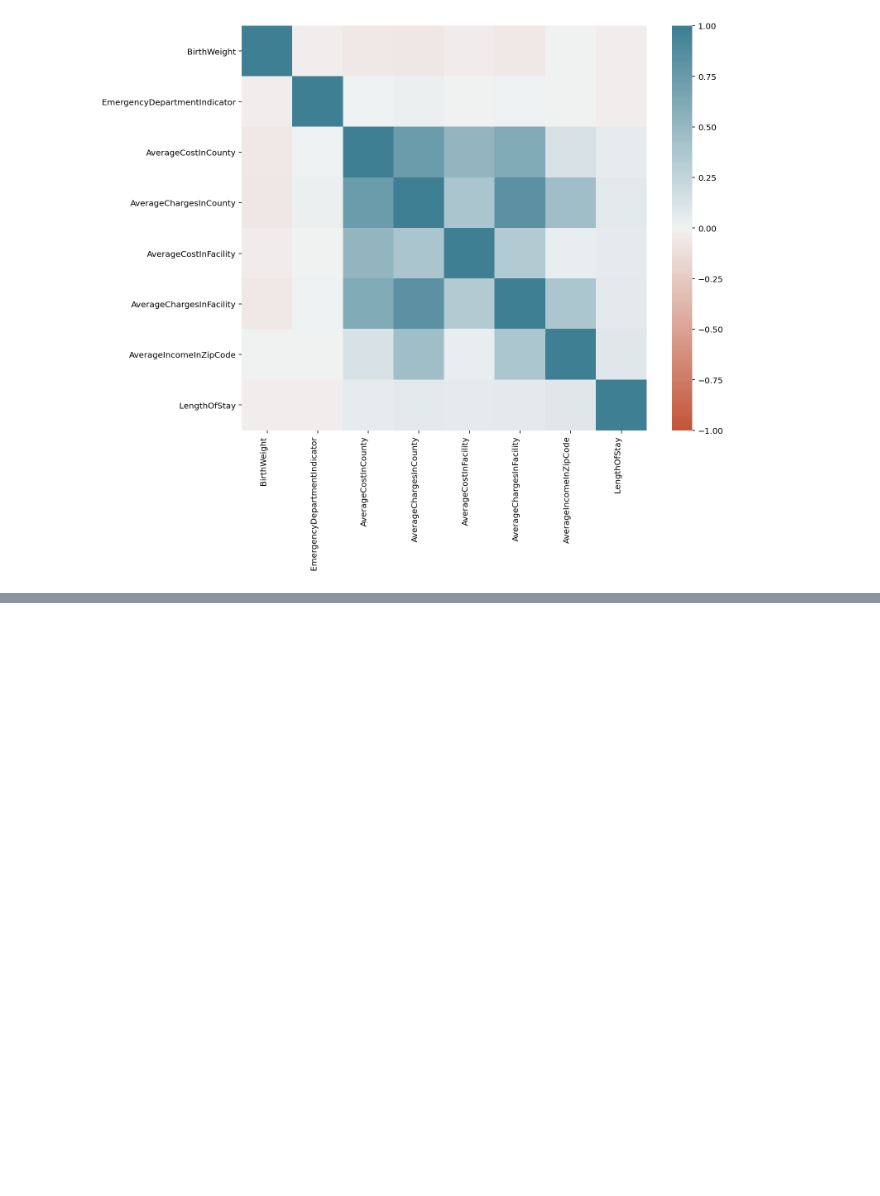
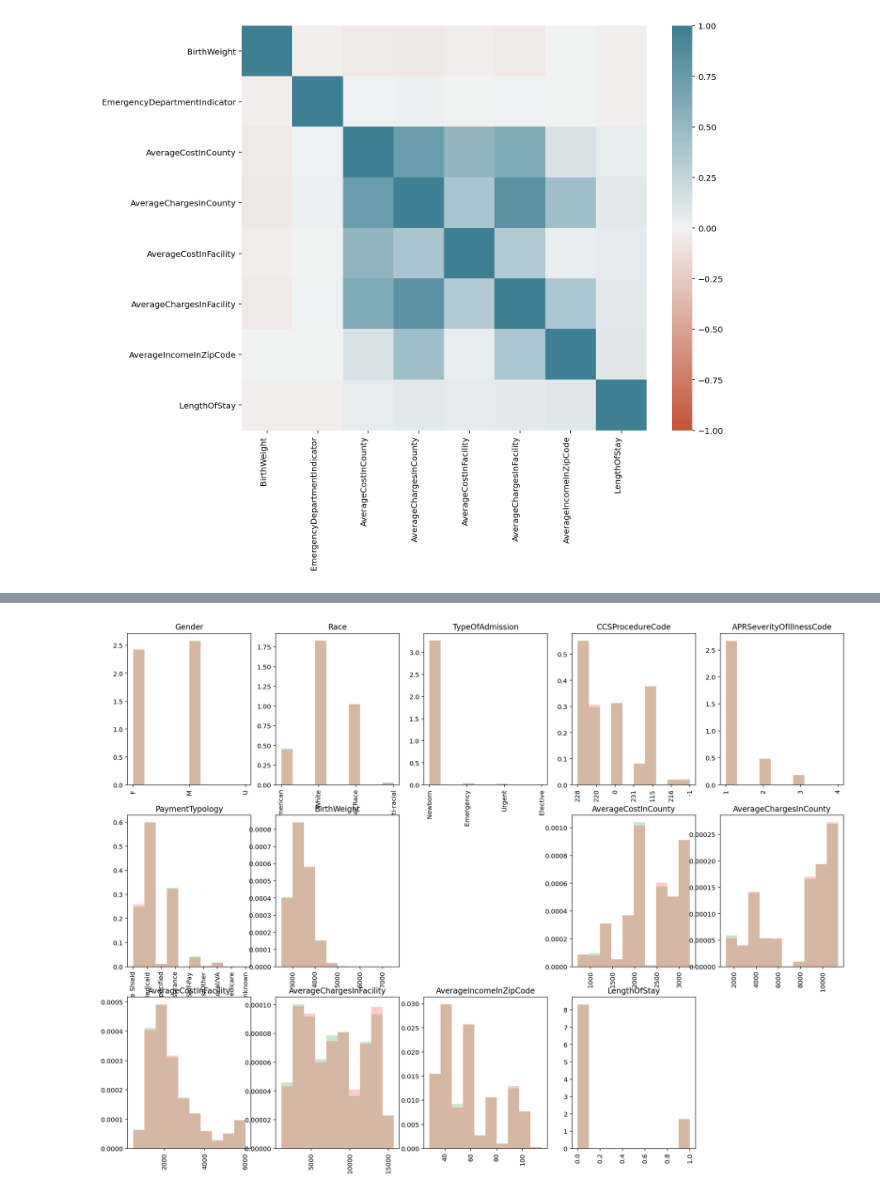
Before and after one commit to shekhar-hazari/CML_assignment_1, a Jupyter notebook: s3831855.ipynb, the cells around one changed output, grey strips where cells are left out. Saved outputs shown, nothing was run; the diff lists cells and outputs as text; code cells hidden in the pictures; blank space fills up the shorter version.

```diff
--- a/s3831855.ipynb
+++ b/s3831855.ipynb
@@ -174,0 +264,11 @@ ax.set_xticklabels(
+# %%
+plt.figure(figsize=(20,20))
+for i, col in enumerate(train_data.columns):
+    if train_data[col].dtype != bool:
+        plt.subplot(4,5,i+1)
+        _, bins, _ = plt.hist(train_data[col], alpha=0.2, color='g', density=True)
+        plt.hist(test_data[col], bins=bins, alpha=0.2, color='r', density=True)
+        plt.title(col)
+        plt.xticks(rotation='vertical')
+# %% [output]
+[figure, added]
```
Also changed, not shown: parts of 17 cells of this notebook.
